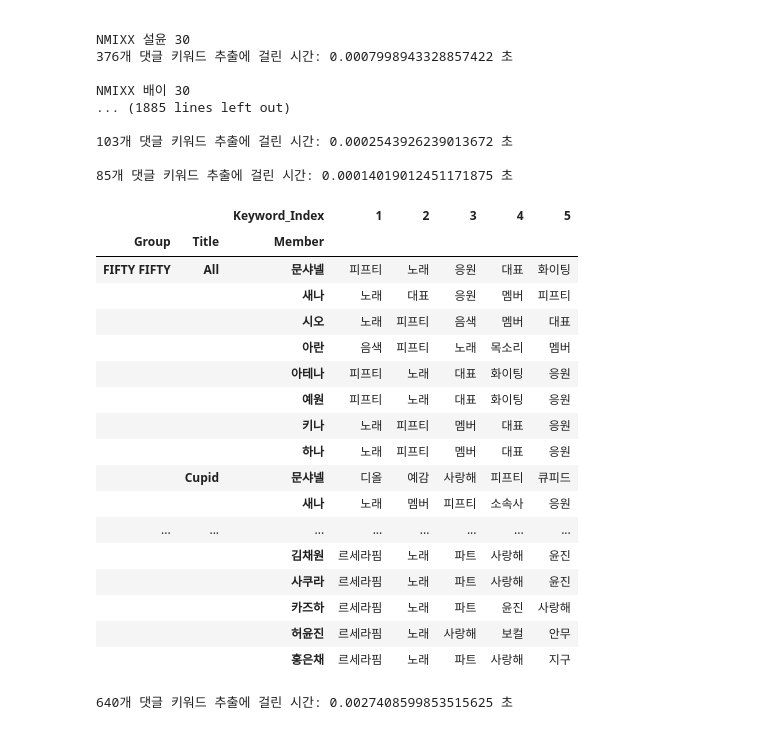
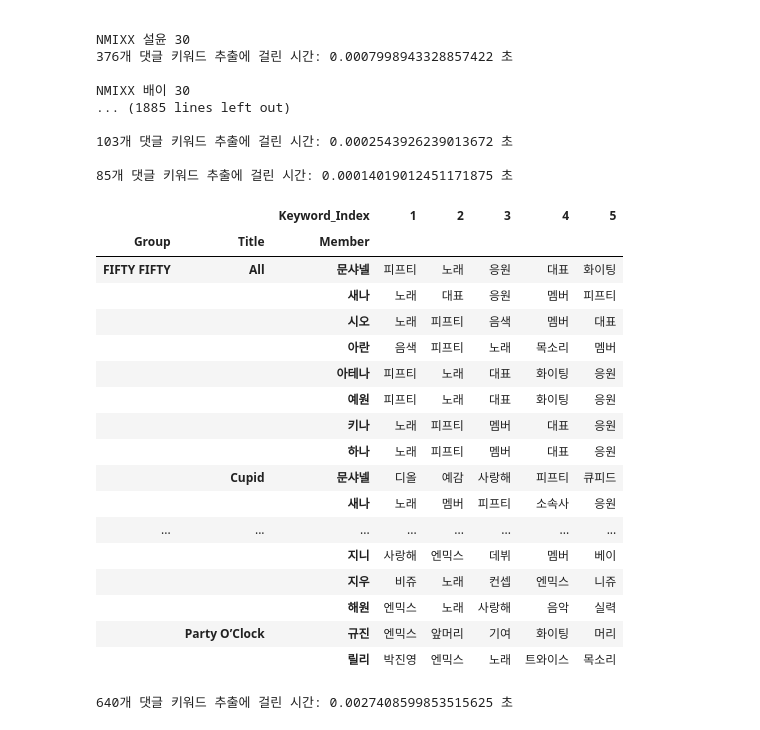
Before and after one commit to 2024-NIPA-google-trendpop/youtube_dashboard, a Jupyter notebook: 5_Keyword_by_members.ipynb, the cells around one changed output. Drawn from its saved outputs; the diff is of its cells as text; code cells hidden in the pictures.

```diff
--- a/5_Keyword_by_members.ipynb
+++ b/5_Keyword_by_members.ipynb
@@ -316,32 +316,32 @@ keyword_list.to_csv('member_keyword_list_top5.csv', encoding='utf-8-sig', index=
 # %%
 # 'Group'과 'Title'로 그룹화한 후, Keyword를 와이드 포맷으로 변환
 keyword_list['Keyword_Index'] = keyword_list.groupby(['Group', 'Title', 'Member']).cumcount() + 1
 
 # 'Keyword_Index'를 열로 피봇하여 와이드 포맷으로 변환
 df_wide_format = keyword_list.pivot(index=['Group', 'Title', 'Member'], columns='Keyword_Index', values='keyword')
 
 # 결과 출력
 df_wide_format.to_csv('member_keyword_list_top5_wide_format.csv', encoding='utf-8-sig', index=False)
-df_wide_format.head(300)
+df_wide_format
 # %% [output]
 |  |  | Keyword_Index | 1 | 2 | 3 | 4 | 5 |
 | Group | Title | Member |  |  |  |  |  |
 | FIFTY FIFTY | All | 문샤넬 | 피프티 | 노래 | 응원 | 대표 | 화이팅 |
 |  |  | 새나 | 노래 | 대표 | 응원 | 멤버 | 피프티 |
 |  |  | 시오 | 노래 | 피프티 | 음색 | 멤버 | 대표 |
 |  |  | 아란 | 음색 | 피프티 | 노래 | 목소리 | 멤버 |
 |  |  | 아테나 | 피프티 | 노래 | 대표 | 화이팅 | 응원 |
 |  |  | 예원 | 피프티 | 노래 | 대표 | 화이팅 | 응원 |
 |  |  | 키나 | 노래 | 피프티 | 멤버 | 대표 | 응원 |
 |  |  | 하나 | 노래 | 피프티 | 멤버 | 대표 | 응원 |
 |  | Cupid | 문샤넬 | 디올 | 예감 | 사랑해 | 피프티 | 큐피드 |
 |  |  | 새나 | 노래 | 멤버 | 피프티 | 소속사 | 응원 |
 | ... | ... | ... | ... | ... | ... | ... | ... |
-|  |  | 김채원 | 르세라핌 | 노래 | 파트 | 사랑해 | 윤진 |
-|  |  | 사쿠라 | 르세라핌 | 노래 | 파트 | 사랑해 | 윤진 |
-|  |  | 카즈하 | 르세라핌 | 노래 | 파트 | 윤진 | 사랑해 |
-|  |  | 허윤진 | 르세라핌 | 노래 | 사랑해 | 보컬 | 안무 |
-|  |  | 홍은채 | 르세라핌 | 노래 | 파트 | 사랑해 | 지구 |
+|  |  | 지니 | 사랑해 | 엔믹스 | 데뷔 | 멤버 | 베이 |
+|  |  | 지우 | 비쥬 | 노래 | 컨셉 | 엔믹스 | 니쥬 |
+|  |  | 해원 | 엔믹스 | 노래 | 사랑해 | 음악 | 실력 |
+|  | Party O’Clock | 규진 | 엔믹스 | 앞머리 | 기여 | 화이팅 | 머리 |
+|  |  | 릴리 | 박진영 | 엔믹스 | 노래 | 트와이스 | 목소리 |
 # %%
 
 result = sample_df[
```
Also changed, not shown: 2 other files.
